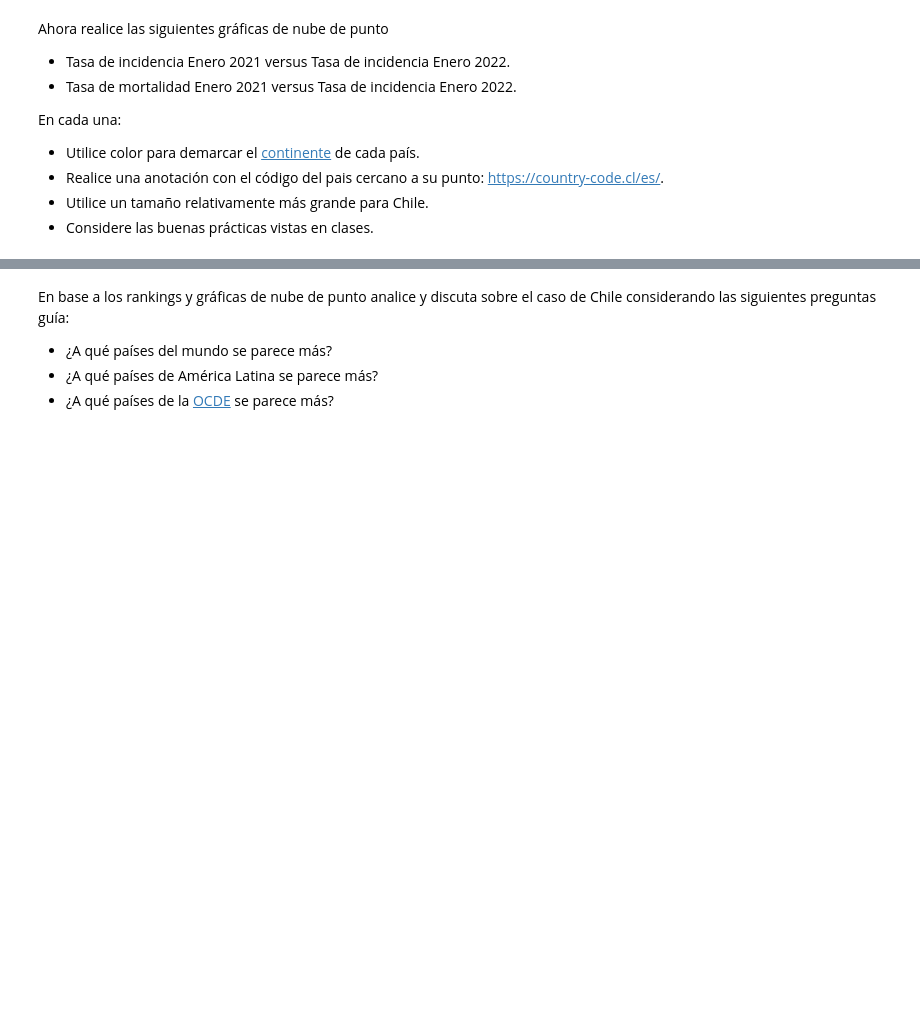
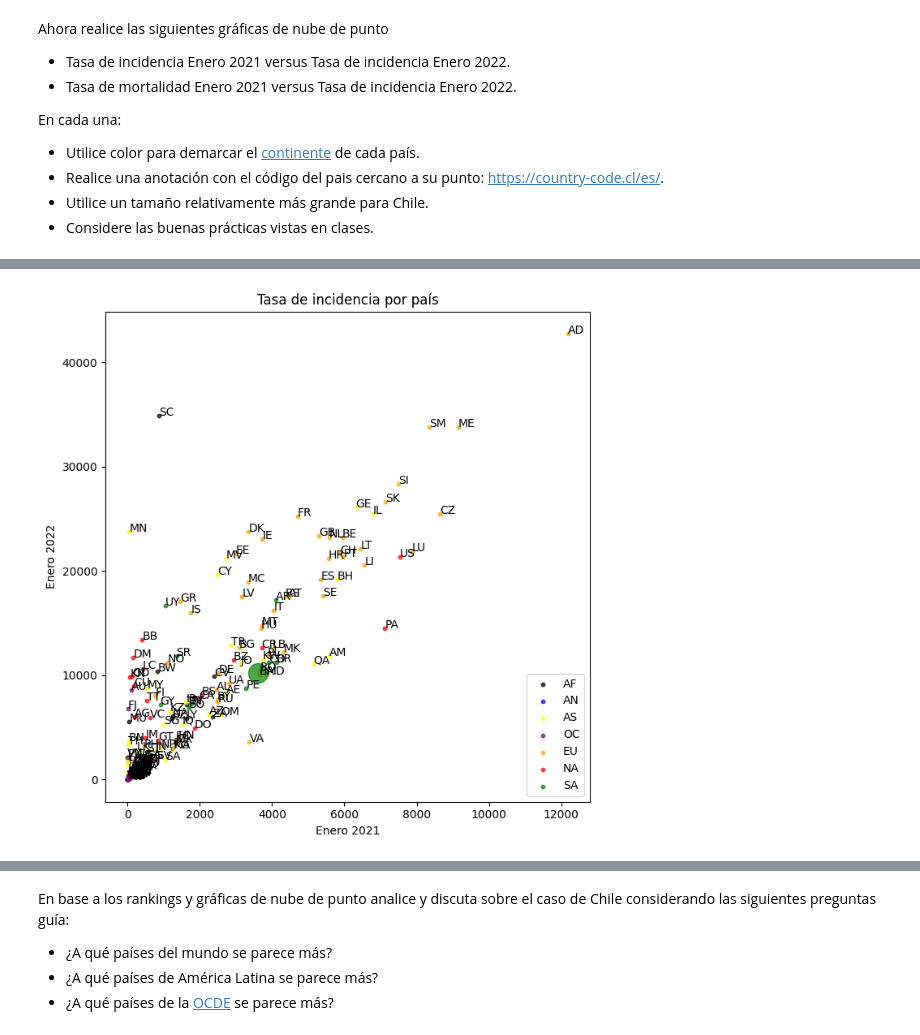
Before and after one commit to phuijse-classroom/info147-tarea-unidad1-los_pitones, a Jupyter notebook: enunciado.ipynb, the cells around one changed output, grey strips where cells are left out. Drawn from its saved outputs; the diff is of its cells as text; code cells hidden in the pictures; blank space fills up the shorter version.

```diff
--- a/enunciado.ipynb
+++ b/enunciado.ipynb
@@ -235,7 +238,8 @@ df_muertes.rename(index={'Congo (Brazzaville)':'Congo',
                          'Congo (Kinshasa)': 'Congo',
                          'Korea, South': 'South Korea',
                          'Taiwan*': 'Taiwan',
-                         'US': 'United States'},inplace=True)
+                         'US': 'United States',
+                         'Holy See': 'Holy See (Vatican City State)'},inplace=True)
 df_muertes = df_muertes.groupby("Country/Region").sum()
 df_muertes
 # %% [output]
@@ -537,0 +536,43 @@ ax.set_ylabel('Enero 2022');
+# %%
+cdict = {'AF': 'black',
+         'AN': 'blue',
+         'AS': 'yellow',
+         'OC': 'purple',
+         'EU': 'orange',
+         'NA': 'red',
+         'SA': 'green'}
+# %%
+def get_countries_from_continent(cont):
+    countries=[]
+    for pais in paisesdict:
+        if(paisesdict[pais][1] == cont):
+            countries.append(pais)
+    return countries
+# %%
+fig, ax = plt.subplots(figsize=(7, 7), tight_layout=True)
+
+for cont in cdict:
+    ax.scatter(x = [tasa_incidencia(i, '2021-01-22') for i in get_countries_from_continent(cont)],
+               y = [tasa_incidencia(i, '2022-01-22') for i in get_countries_from_continent(cont)],
+               c = cdict[cont],
+               label = cont,
+               s=10,
+               alpha=0.7)
+
+#Falta agregar Chile
+ax.scatter(x=tasa_incidencia('Chile', '2021-01-22'),
+           y=tasa_incidencia('Chile', '2022-01-22'),
+           c = cdict['SA'],
+           s = 300,
+           alpha = 0.7)
+
+for pais in paisesdict:
+    ax.annotate(paisesdict[pais][0], (tasa_incidencia(pais, '2021-01-22'),
+                                      tasa_incidencia(pais, '2022-01-22')))
+
+ax.legend()
+ax.set_title('Tasa de incidencia por país')
+ax.set_xlabel('Enero 2021')
+ax.set_ylabel('Enero 2022');
+# %% [output]
+[figure, added]
```
Also changed, not shown: parts of 10 cells of this notebook.
